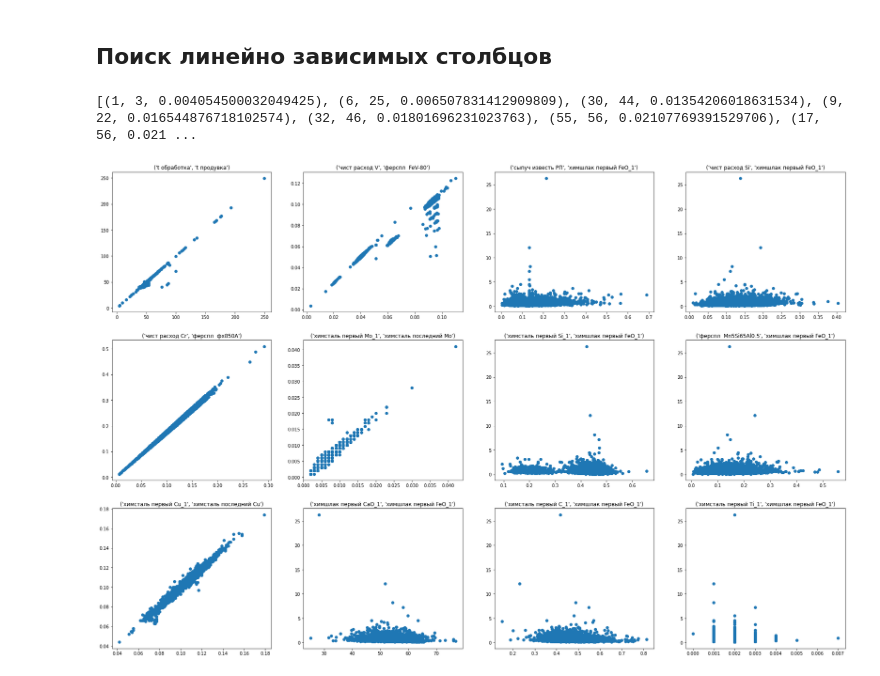
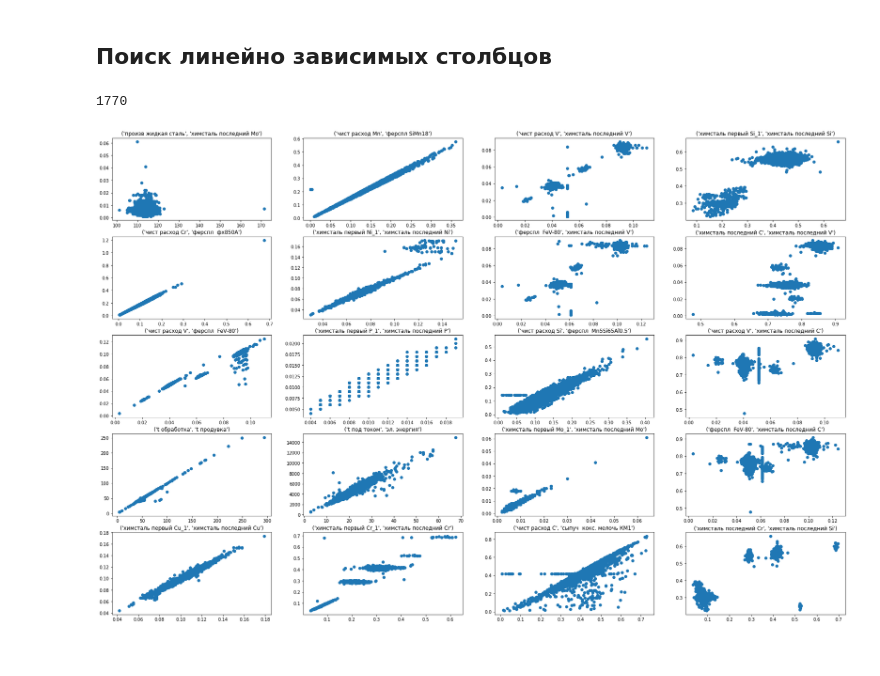
Before and after one commit to comptech-winter-school/steel-alloying, a Jupyter notebook: Zavarzin/data_processing.ipynb, the cells around one changed output. Drawn from its saved outputs; the diff is of its cells as text; code cells hidden in the pictures.

Commit message:
Changed linearity by pearsonr

```diff
--- a/Zavarzin/data_processing.ipynb
+++ b/Zavarzin/data_processing.ipynb
@@ -90,0 +100,2 @@ t продувка 831
+# %%
+df = df.drop(columns='произв количество обработок')
@@ -110,11 +158,12 @@ print(df.shape)
 # %%
 for column in y_cols:
+    column = column.replace('последний', 'первый') + '_1'
     nas = df[column].isna().sum()
     print(column, nas)
 # Много пропусков в колонках 'химшлак последний Al2O3' и 'химшлак последний SiO2'
 # Сделаем из них доп кат переменные
-al2o3_is_na_col = df['химшлак последний Al2O3'].isna().astype(int)
-al2o3_is_na_col.name = 'al2o3_is_na'
-sio2_is_na_col = df['химшлак последний SiO2'].isna().astype(int)
-sio2_is_na_col.name = 'sio2_is_na'
+al2o3_is_na_col = df['химшлак первый Al2O3_1'].isna().astype(int)
+al2o3_is_na_col.name = 'химшлак первый Al2O3_1 == NaN'
+sio2_is_na_col = df['химшлак первый SiO2_1'].isna().astype(int)
+sio2_is_na_col.name = 'химшлак первый SiO2_1 == NaN'
 # %% [output]
@@ -212,42 +261,38 @@ axs[-1,-1].axis('off')
 # %% [markdown]
 ## Поиск линейно зависимых столбцов
 # %%
-# Для каждой пары столбцов построим линейный регрессор (попытаемся найти линейнюю зависимость)
-# "Линейность" будем оценивать mse прямой регрессии от реальных значений
-# Для того, чтобы все оценки были в одной шкале, переведем столбцы в шкалу от 0 до 1
+# "Линейность" будем оценивать коээфициентом
 # Из полученных оценок можно построить граф и проверить, нет ли цепочек линейной зависимости
 # в случае их присутсвия придется более аккуратно удалять столбцы
-lr = LinearRegression()
 cols_checked = [] # Для уменьшение повторов в анализе, линейная зависимость коммутативна
 linearity_graph_edges = []
 x_cols = list(X.columns)
-for x_col_l in x_cols:
+for x_col_l in tqdm(range(len(x_cols))):
+    x_col_l = x_cols[x_col_l]
     cols_checked.append(x_col_l)
     for x_col_r in x_cols:
         if x_col_r in cols_checked:
             continue
-        x_temp = np.asarray(X[x_col_l]).reshape((-1, 1))
-        x_temp = (x_temp - x_temp.min()) / (x_temp.max() - x_temp.min())
-        y_temp = X[x_col_r]
-        y_temp = (y_temp - y_temp.min()) / (y_temp.max() - y_temp.min())
-        lr.fit(x_temp, y_temp)
-        mse_val = mse(lr.predict(x_temp), y_temp, squared=False)
+        corr, p = pearsonr(X[x_col_l], X[x_col_r])
+        # if p < 0.95:
+        #     continue
+        linearity = abs(corr)
         linearity_graph_edges.append((x_cols.index(x_col_l),
                             x_cols.index(x_col_r),
-                            mse_val))
+                            linearity))
 linearity_graph_edges.sort(key = lambda v: v[2])
-print(linearity_graph_edges)
+print(len(linearity_graph_edges))
 # %% [output]
-[(1, 3, 0.004054500032049425), (6, 25, 0.006507831412909809), (30, 44, 0.01354206018631534), (9, 22, 0.016544876718102574), (32, 46, 0.01801696231023763), (55, 56, 0.02107769391529706), (17, 56, 0.021 ...
+1770
 # %%
-# Можно вывести все остальные графики попарных отношений, но остановимся на топ-12
+# Можно вывести все остальные графики попарных отношений, но остановимся на топ-20
 # У первых шести видна четкая линейность
 
-fig, axs = plt.subplots(3, 4, figsize=(30, 20))
-for i in range(12):
-    x1, x2, mse_val = linearity_graph_edges[i]
-    axs[i%3, i//3].scatter(X[x_cols[x1]], X[x_cols[x2]])
-    axs[i%3, i//3].set_title(f'{x_cols[x1], x_cols[x2]}')
+fig, axs = plt.subplots(5, 4, figsize=(30, 20))
+for i in range(20):
+    x1, x2, mse_val = linearity_graph_edges[-i]
+    axs[i%5, i//5].scatter(X[x_cols[x1]], X[x_cols[x2]])
+    axs[i%5, i//5].set_title(f'{x_cols[x1], x_cols[x2]}')
 # %% [output]
-[figure, old version]
+[figure, new version]
 # %%
```
Also changed, not shown: parts of 19 cells of this notebook, 1 other file.
